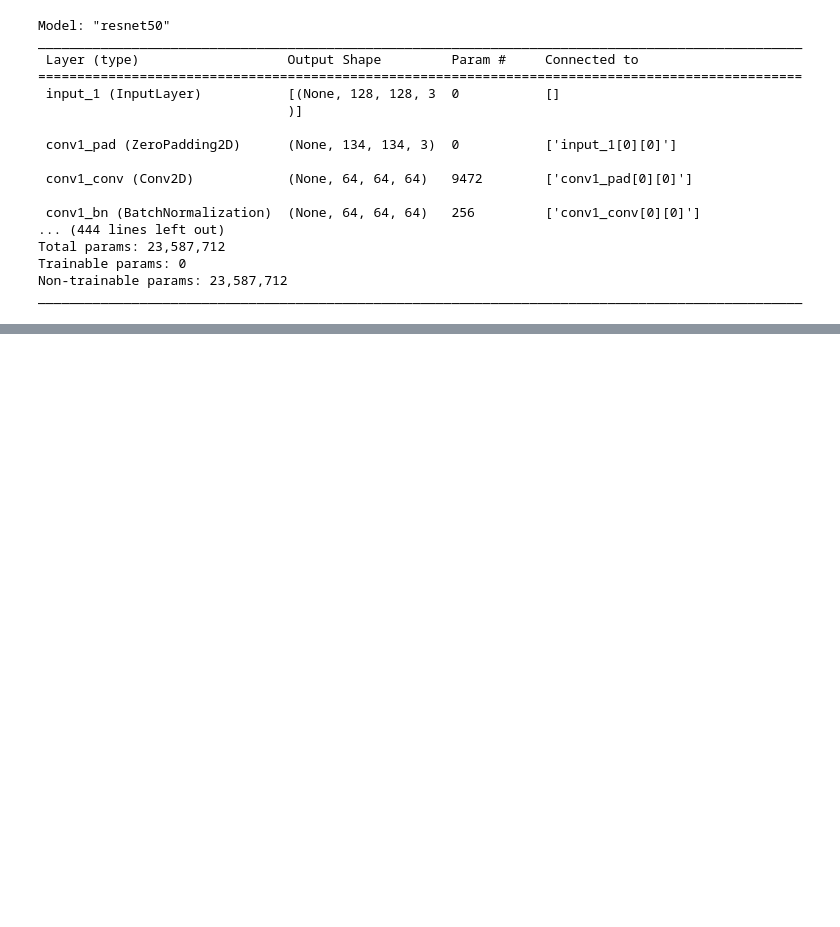
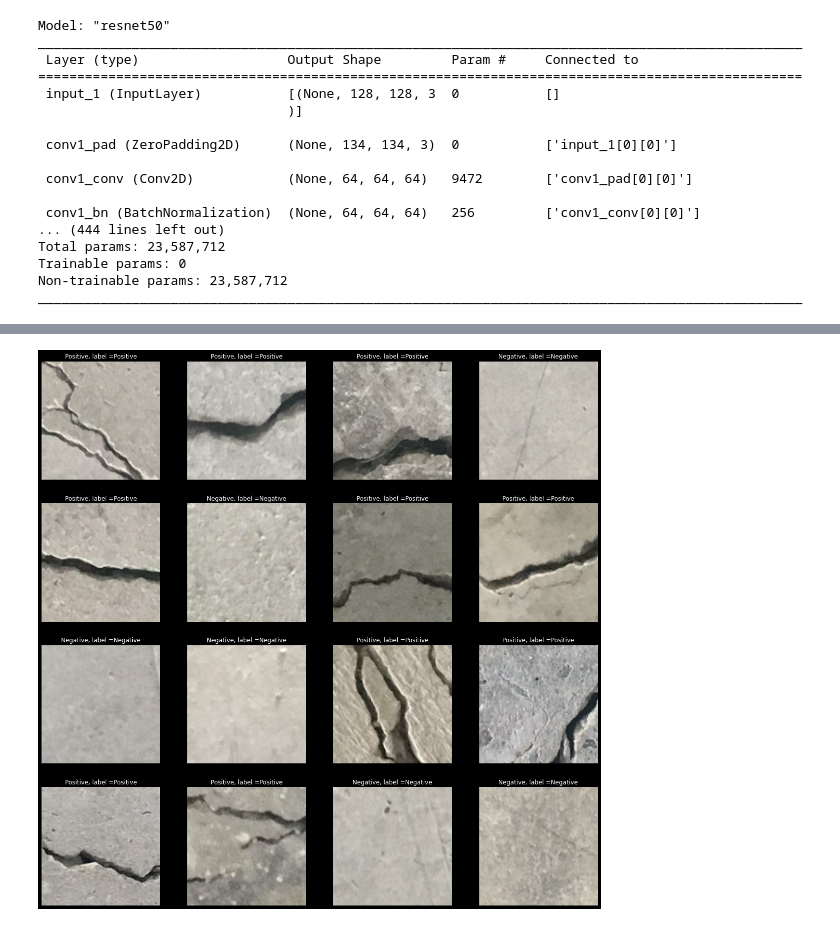
Before and after one commit to danny-rashd/ai07-concrete-image-classification, a Jupyter notebook: notebook/concrete-image-classification.ipynb, the cells around one changed output, grey strips where cells are left out. Cells and saved outputs as stored; diff of their text form; code cells hidden in the pictures; blank space fills up the shorter version.

```diff
--- a/notebook/concrete-image-classification.ipynb
+++ b/notebook/concrete-image-classification.ipynb
@@ -144,5 +144,5 @@ loss = losses.SparseCategoricalCrossentropy()
 model.compile(optimizer=optimizer, loss=loss, metrics=['accuracy'])
 # %%
 # Train Model
-EPOCHS = 5
+EPOCHS = 3
 history = model.fit(pf_train, validation_data=(pf_val), epochs=EPOCHS)
@@ -179,0 +219,13 @@ label_vs_prediction = np.transpose(np.vstack((label_batch, predicted_labels)))
+# %%
+# Display the images with predictions and label
+import matplotlib.pyplot as plt
+plt.figure(figsize=(20, 20))
+class_names = train_data.class_names
+for images, labels in test_data.take(1):
+  for i in range(16):
+    plt.subplot(4, 4, i+1)
+    plt.imshow(images[i].numpy().astype("uint8"))
+    plt.title(str(class_names[np.argmax(model.predict(images),axis=1)[i]])+", label ="+str(class_names[labels[i]]))
+    plt.savefig('concrete_crack.png')
+    plt.axis("off")
+# %% [output]
@@ -179,0 +248 @@ label_vs_prediction = np.transpose(np.vstack((label_batch, predicted_labels)))
+[figure, added]
```
Also changed, not shown: parts of 7 cells of this notebook, 2 other files.
